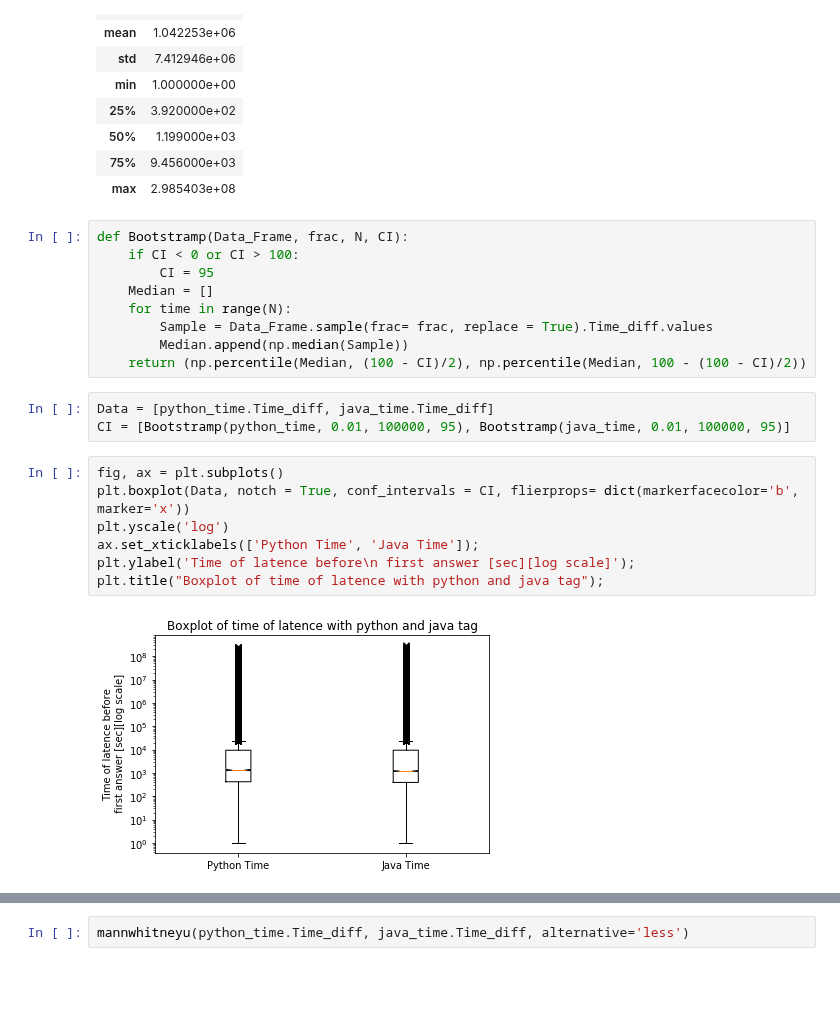
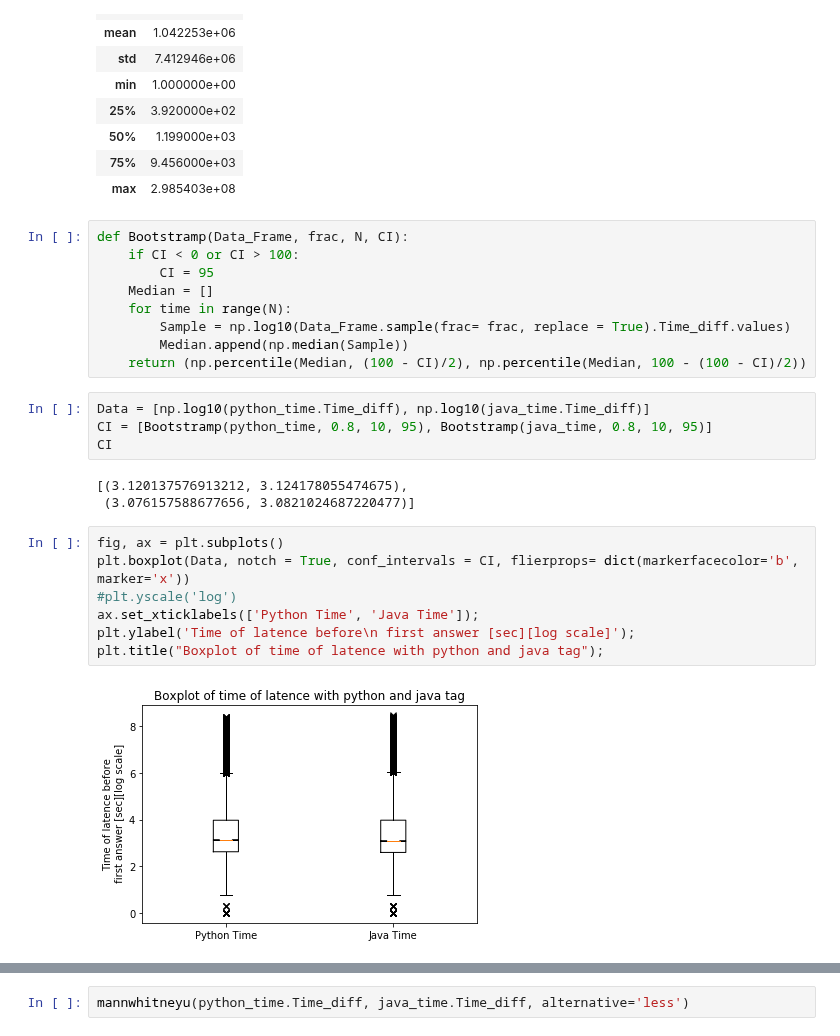
Before and after one commit to vbruttin/ada_homeworks, a Jupyter notebook: Homework3.ipynb, the cells around one changed output, grey strips where cells are left out. Drawn from its saved outputs; the diff is of its cells as text; blank space fills up the shorter version.

```diff
--- a/Homework3.ipynb
+++ b/Homework3.ipynb
@@ -502,21 +502,25 @@ def Bootstramp(Data_Frame, frac, N, CI):
         CI = 95
     Median = []
     for time in range(N):
-        Sample = Data_Frame.sample(frac= frac, replace = True).Time_diff.values
+        Sample = np.log10(Data_Frame.sample(frac= frac, replace = True).Time_diff.values)
         Median.append(np.median(Sample))
     return (np.percentile(Median, (100 - CI)/2), np.percentile(Median, 100 - (100 - CI)/2))
 # %%
-Data = [python_time.Time_diff, java_time.Time_diff]
-CI = [Bootstramp(python_time, 0.01, 100000, 95), Bootstramp(java_time, 0.01, 100000, 95)]
+Data = [np.log10(python_time.Time_diff), np.log10(java_time.Time_diff)]
+CI = [Bootstramp(python_time, 0.8, 10, 95), Bootstramp(java_time, 0.8, 10, 95)]
+CI
+# %% [output]
+[(3.120137576913212, 3.124178055474675),
+ (3.076157588677656, 3.0821024687220477)]
 # %%
 fig, ax = plt.subplots()
 plt.boxplot(Data, notch = True, conf_intervals = CI, flierprops= dict(markerfacecolor='b', marker='x'))
-plt.yscale('log')
+#plt.yscale('log')
 ax.set_xticklabels(['Python Time', 'Java Time']);
 plt.ylabel('Time of latence before\n first answer [sec][log scale]');
 plt.title("Boxplot of time of latence with python and java tag");
 # %% [output]
-[figure, old version]
+[figure, new version]
 # %%
 fig, ax = plt.subplots()
 plt.boxplot(Data, notch = True, conf_intervals = CI, showfliers= False)
```
Also changed, not shown: parts of 2 cells of this notebook.
